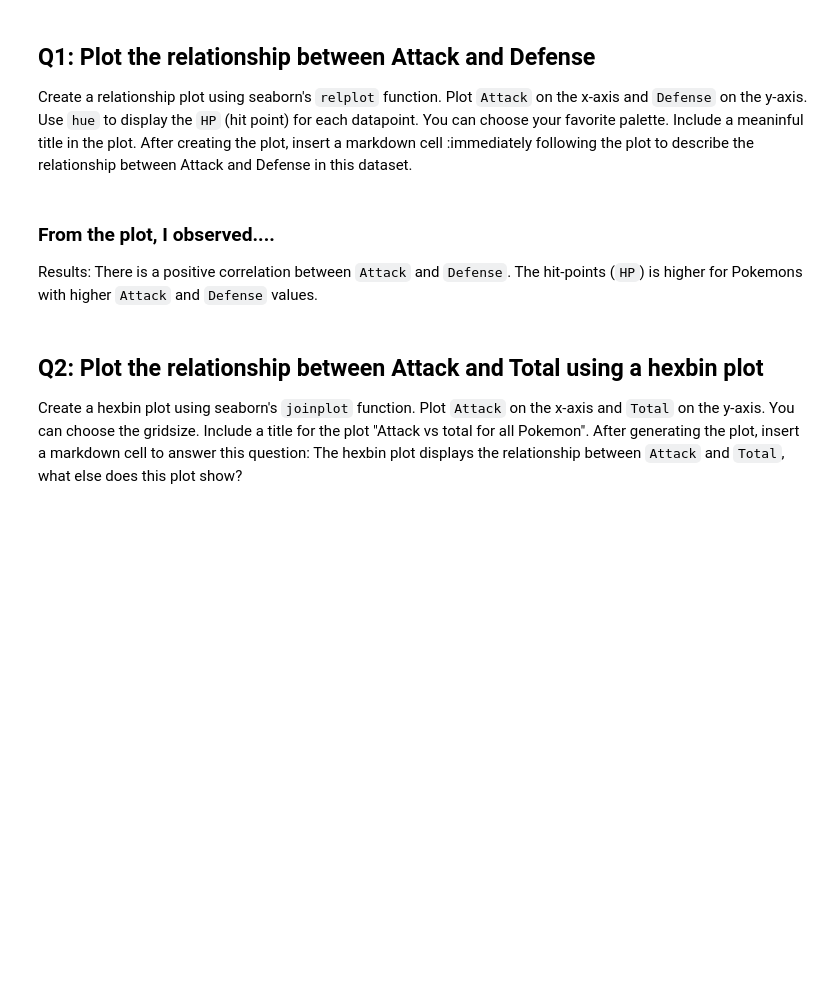
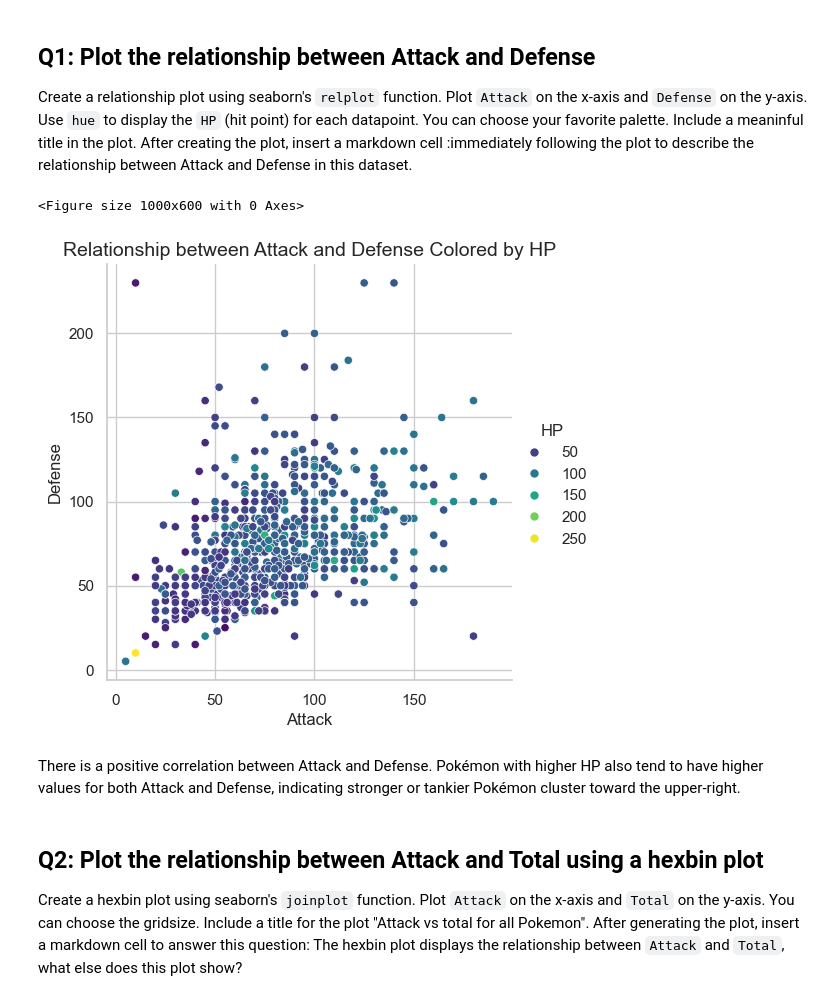
Before and after one commit to CS133-DataVisualization/cl-and-homework-emilytl, a Jupyter notebook: M03_HW03_seaborn.ipynb, the cells around one changed output. Saved outputs shown, nothing was run; the diff lists cells and outputs as text; code cells hidden in the pictures; blank space fills up the shorter version.

```diff
--- a/M03_HW03_seaborn.ipynb
+++ b/M03_HW03_seaborn.ipynb
@@ -26,3 +26,6 @@ import seaborn as sns
 %matplotlib inline
 
 fp = "https://raw.githubusercontent.com/csbfx/advpy122-data/master/Pokemon.csv"
+
+pokemon = pd.read_csv(fp)
+pokemon.head()
@@ -29,6 +39,3 @@ fp = "https://raw.githubusercontent.com/csbfx/advpy122-data/master/Pokemon.csv"
 # %% [markdown]
 ## Q1: Plot the relationship between Attack and Defense
 Create a relationship plot using seaborn's `relplot` function. Plot `Attack` on the x-axis and `Defense` on the y-axis. Use `hue` to display the `HP` (hit point) for each datapoint. You can choose your favorite palette. Include a meaninful title in the plot. After creating the plot, insert a markdown cell :immediately following the plot to describe the relationship between Attack and Defense in this dataset.
-# %% [markdown]
-### From the plot, I observed....
-Results: There is a positive correlation between `Attack` and `Defense`. The hit-points (`HP`) is higher for Pokemons with higher `Attack` and `Defense` values.
@@ -37,3 +42,22 @@ Results: There is a positive correlation between `Attack` and `Defense`. The hit
+# %%
+sns.set(style="whitegrid")
+
+plt.figure(figsize=(10,6))
+sns.relplot(
+    data=pokemon,
+    x="Attack",
+    y="Defense",
+    hue="HP",
+    palette="viridis"
+)
+
+plt.title("Relationship between Attack and Defense Colored by HP", fontsize=14)
+plt.show()
+# %% [output]
+<Figure size 1000x600 with 0 Axes>
+[figure, added]
+# %% [markdown]
+There is a positive correlation between Attack and Defense. Pokémon with higher HP also tend to have higher values for both Attack and Defense, indicating stronger or tankier Pokémon cluster toward the upper-right.
 # %% [markdown]
 ## Q2: Plot the relationship between Attack and Total using a hexbin plot
 Create a hexbin plot using seaborn's `joinplot` function. Plot `Attack` on the x-axis and `Total` on the y-axis. You can choose the gridsize. Include a title for the plot "Attack vs total for all Pokemon". After generating the plot, insert a markdown cell to answer this question: The hexbin plot displays the relationship between `Attack` and `Total`, what else does this plot show?
```
Also changed, not shown: parts of 17 cells of this notebook.
